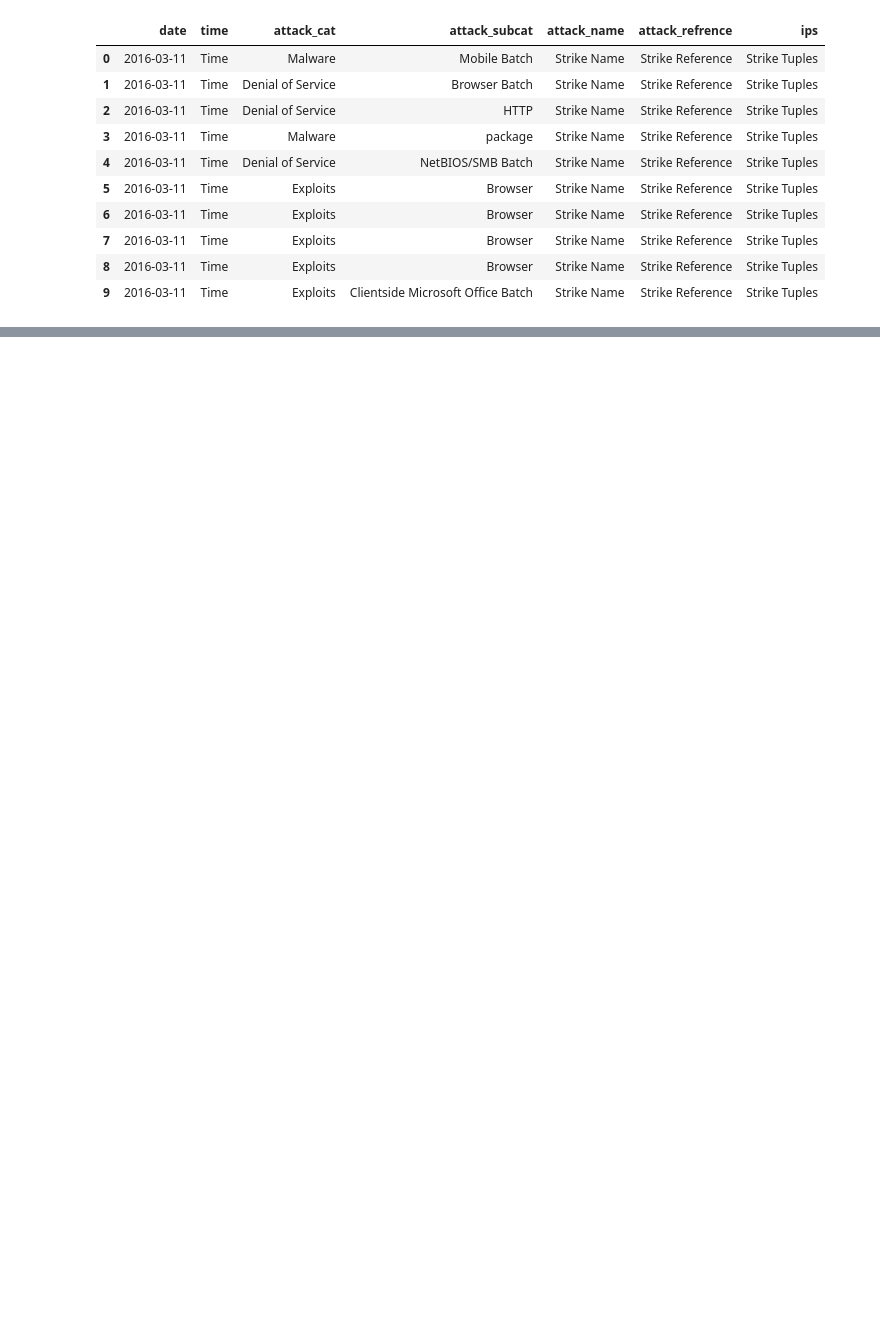
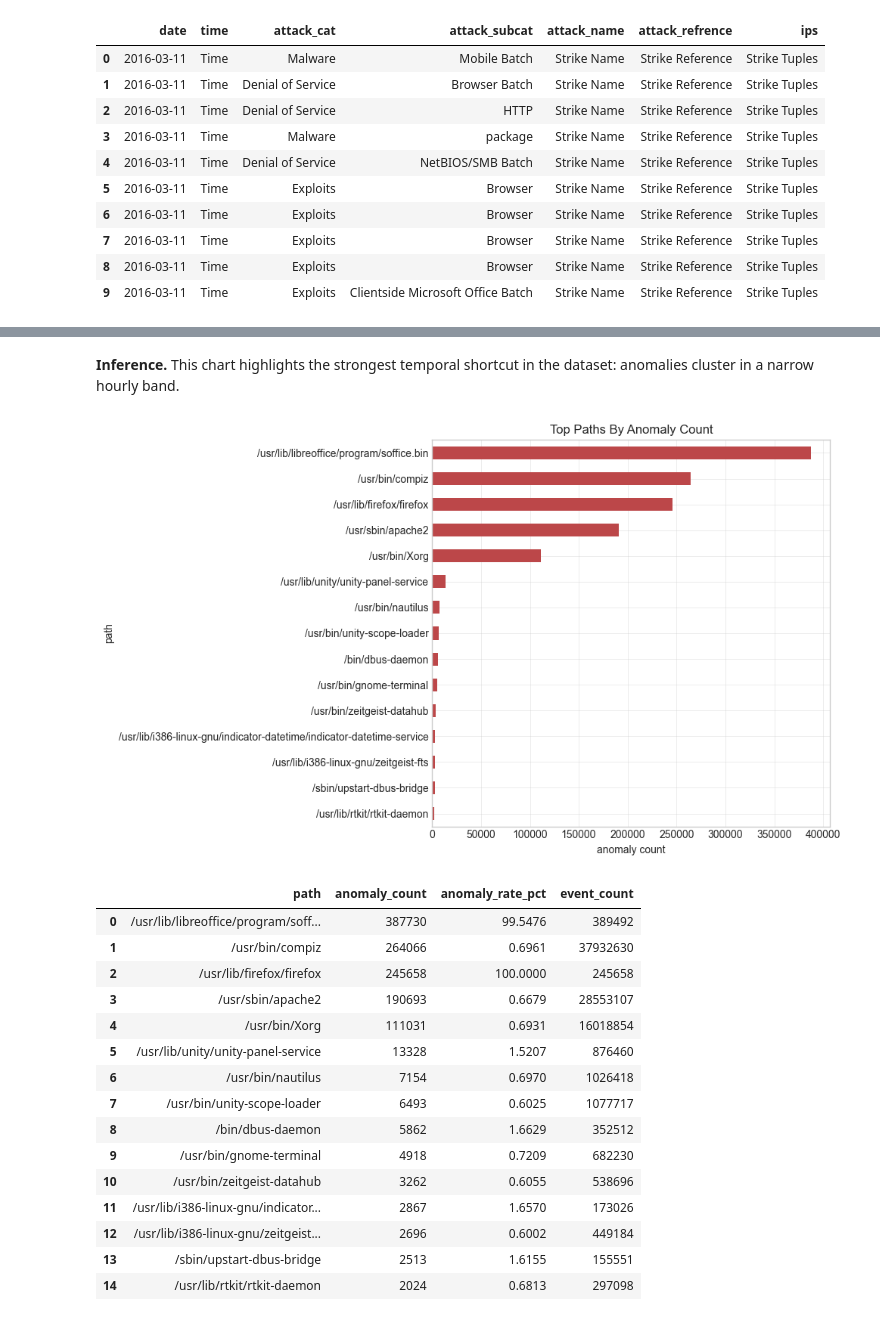
Before and after one commit to harrishdhaithya/anomaly-detection-xai, a Jupyter notebook: notebook/Anomaly_Detection.ipynb, the cells around one changed output, grey strips where cells are left out. Saved outputs shown, nothing was run; the diff lists cells and outputs as text; code cells hidden in the pictures; blank space fills up the shorter version.

```diff
--- a/notebook/Anomaly_Detection.ipynb
+++ b/notebook/Anomaly_Detection.ipynb
@@ -241,0 +1098,39 @@ query_df(f"SELECT * FROM '{ground_truth}' WHERE time = 'Time' LIMIT 10")
+# %% [markdown]
+**Inference.** This chart highlights the strongest temporal shortcut in the dataset: anomalies cluster in a narrow hourly band.
+# %%
+top_paths_df = query_df(f"""
+SELECT
+    path,
+    count(*) FILTER (WHERE label = 1) AS anomaly_count,
+    round(100.0 * count(*) FILTER (WHERE label = 1) / count(*), 4) AS anomaly_rate_pct,
+    count(*) AS event_count
+FROM '{host_logs}'
+GROUP BY 1
+ORDER BY anomaly_count DESC, event_count DESC
+LIMIT 15
+""")
+ax = top_paths_df.sort_values("anomaly_count").plot(kind="barh", x="path", y="anomaly_count", figsize=(10, 6), legend=False, color="#bc4749")
+ax.set_title("Top Paths By Anomaly Count")
+ax.set_xlabel("anomaly count")
+ax.set_ylabel("path")
+plt.tight_layout()
+plt.show()
+top_paths_df
+# %% [output]
+[figure, added]
+|  | path | anomaly_count | anomaly_rate_pct | event_count |
+| 0 | /usr/lib/libreoffice/program/soff... | 387730 | 99.5476 | 389492 |
+| 1 | /usr/bin/compiz | 264066 | 0.6961 | 37932630 |
+| 2 | /usr/lib/firefox/firefox | 245658 | 100.0000 | 245658 |
+| 3 | /usr/sbin/apache2 | 190693 | 0.6679 | 28553107 |
+| 4 | /usr/bin/Xorg | 111031 | 0.6931 | 16018854 |
+| 5 | /usr/lib/unity/unity-panel-service | 13328 | 1.5207 | 876460 |
+| 6 | /usr/bin/nautilus | 7154 | 0.6970 | 1026418 |
+| 7 | /usr/bin/unity-scope-loader | 6493 | 0.6025 | 1077717 |
+| 8 | /bin/dbus-daemon | 5862 | 1.6629 | 352512 |
+| 9 | /usr/bin/gnome-terminal | 4918 | 0.7209 | 682230 |
+| 10 | /usr/bin/zeitgeist-datahub | 3262 | 0.6055 | 538696 |
+| 11 | /usr/lib/i386-linux-gnu/indicator... | 2867 | 1.6570 | 173026 |
+| 12 | /usr/lib/i386-linux-gnu/zeitgeist... | 2696 | 0.6002 | 449184 |
+| 13 | /sbin/upstart-dbus-bridge | 2513 | 1.6155 | 155551 |
+| 14 | /usr/lib/rtkit/rtkit-daemon | 2024 | 0.6813 | 297098 |
```
Also changed, not shown: parts of 124 cells of this notebook, 15 other files.
